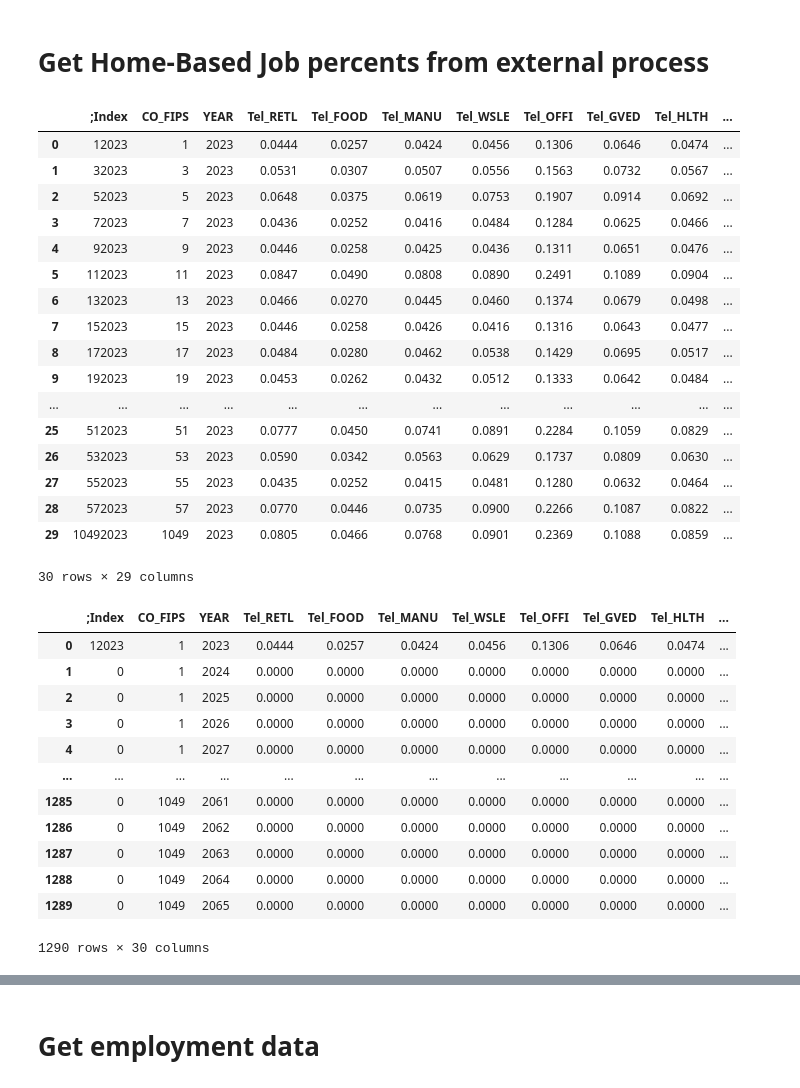
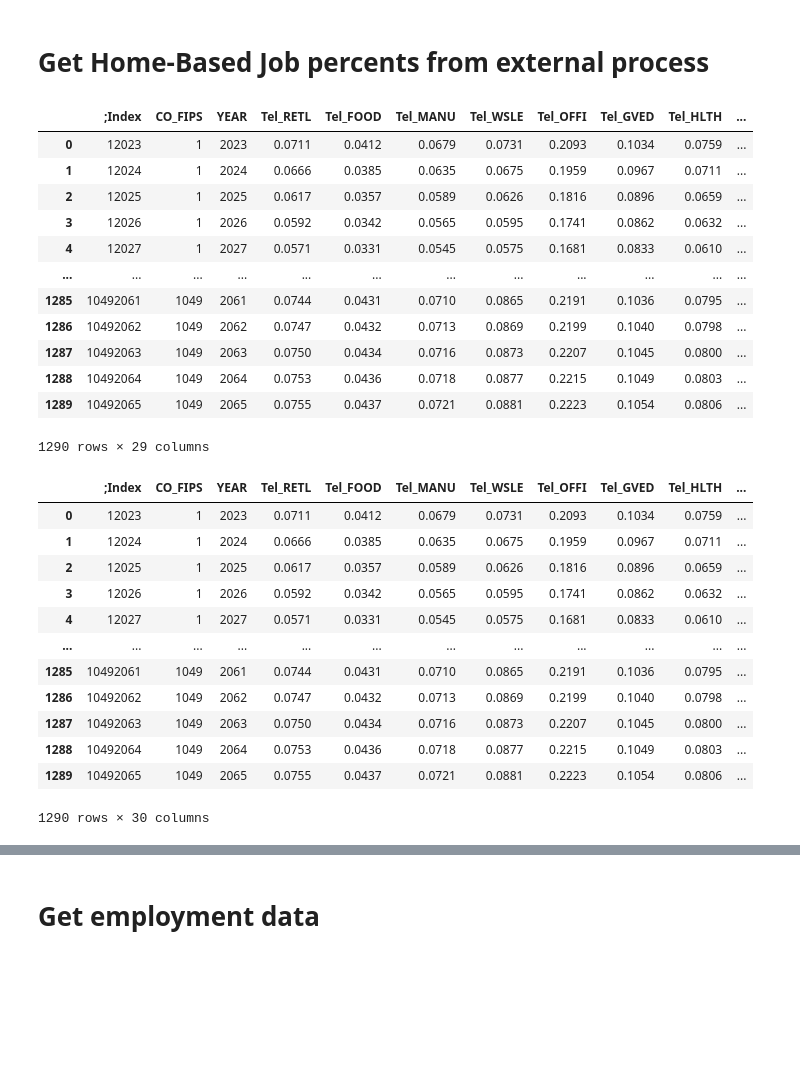
Before and after one commit to WFRCAnalytics/TDM-INP-Socioeconomic-Control-Totals, a Jupyter notebook: 4-Apply-Home-Based-Jobs.ipynb, the cells around one changed output, grey strips where cells are left out. Saved outputs shown, nothing was run; the diff lists cells and outputs as text; code cells hidden in the pictures; blank space fills up the shorter version.

```diff
--- a/4-Apply-Home-Based-Jobs.ipynb
+++ b/4-Apply-Home-Based-Jobs.ipynb
@@ -7,27 +7,22 @@ import numpy as np
 # %% [markdown]
 # Get Home-Based Job percents from external process
 # %%
-wah_df = pd.read_csv(r"data\WAH-BaseYear-Chris-20251222\ControlTotal_WorkAtHome_2023.csv")
+wah_df = pd.read_csv(r"data\WAH-Chris-20251223\ControlTotal_WorkAtHome.csv")
 wah_df
 # %% [output]
 |  | ;Index | CO_FIPS | YEAR | Tel_RETL | Tel_FOOD | Tel_MANU | Tel_WSLE | Tel_OFFI | Tel_GVED | Tel_HLTH | ... |
-| 0 | 12023 | 1 | 2023 | 0.0444 | 0.0257 | 0.0424 | 0.0456 | 0.1306 | 0.0646 | 0.0474 | ... |
-| 1 | 32023 | 3 | 2023 | 0.0531 | 0.0307 | 0.0507 | 0.0556 | 0.1563 | 0.0732 | 0.0567 | ... |
-| 2 | 52023 | 5 | 2023 | 0.0648 | 0.0375 | 0.0619 | 0.0753 | 0.1907 | 0.0914 | 0.0692 | ... |
-| 3 | 72023 | 7 | 2023 | 0.0436 | 0.0252 | 0.0416 | 0.0484 | 0.1284 | 0.0625 | 0.0466 | ... |
-| 4 | 92023 | 9 | 2023 | 0.0446 | 0.0258 | 0.0425 | 0.0436 | 0.1311 | 0.0651 | 0.0476 | ... |
-| 5 | 112023 | 11 | 2023 | 0.0847 | 0.0490 | 0.0808 | 0.0890 | 0.2491 | 0.1089 | 0.0904 | ... |
-| 6 | 132023 | 13 | 2023 | 0.0466 | 0.0270 | 0.0445 | 0.0460 | 0.1374 | 0.0679 | 0.0498 | ... |
-| 7 | 152023 | 15 | 2023 | 0.0446 | 0.0258 | 0.0426 | 0.0416 | 0.1316 | 0.0643 | 0.0477 | ... |
-| 8 | 172023 | 17 | 2023 | 0.0484 | 0.0280 | 0.0462 | 0.0538 | 0.1429 | 0.0695 | 0.0517 | ... |
-| 9 | 192023 | 19 | 2023 | 0.0453 | 0.0262 | 0.0432 | 0.0512 | 0.1333 | 0.0642 | 0.0484 | ... |
+| 0 | 12023 | 1 | 2023 | 0.0711 | 0.0412 | 0.0679 | 0.0731 | 0.2093 | 0.1034 | 0.0759 | ... |
+| 1 | 12024 | 1 | 2024 | 0.0666 | 0.0385 | 0.0635 | 0.0675 | 0.1959 | 0.0967 | 0.0711 | ... |
+| 2 | 12025 | 1 | 2025 | 0.0617 | 0.0357 | 0.0589 | 0.0626 | 0.1816 | 0.0896 | 0.0659 | ... |
+| 3 | 12026 | 1 | 2026 | 0.0592 | 0.0342 | 0.0565 | 0.0595 | 0.1741 | 0.0862 | 0.0632 | ... |
+| 4 | 12027 | 1 | 2027 | 0.0571 | 0.0331 | 0.0545 | 0.0575 | 0.1681 | 0.0833 | 0.0610 | ... |
 | ... | ... | ... | ... | ... | ... | ... | ... | ... | ... | ... | ... |
-| 25 | 512023 | 51 | 2023 | 0.0777 | 0.0450 | 0.0741 | 0.0891 | 0.2284 | 0.1059 | 0.0829 | ... |
-| 26 | 532023 | 53 | 2023 | 0.0590 | 0.0342 | 0.0563 | 0.0629 | 0.1737 | 0.0809 | 0.0630 | ... |
-| 27 | 552023 | 55 | 2023 | 0.0435 | 0.0252 | 0.0415 | 0.0481 | 0.1280 | 0.0632 | 0.0464 | ... |
-| 28 | 572023 | 57 | 2023 | 0.0770 | 0.0446 | 0.0735 | 0.0900 | 0.2266 | 0.1087 | 0.0822 | ... |
-| 29 | 10492023 | 1049 | 2023 | 0.0805 | 0.0466 | 0.0768 | 0.0901 | 0.2369 | 0.1088 | 0.0859 | ... |
+| 1285 | 10492061 | 1049 | 2061 | 0.0744 | 0.0431 | 0.0710 | 0.0865 | 0.2191 | 0.1036 | 0.0795 | ... |
+| 1286 | 10492062 | 1049 | 2062 | 0.0747 | 0.0432 | 0.0713 | 0.0869 | 0.2199 | 0.1040 | 0.0798 | ... |
+| 1287 | 10492063 | 1049 | 2063 | 0.0750 | 0.0434 | 0.0716 | 0.0873 | 0.2207 | 0.1045 | 0.0800 | ... |
+| 1288 | 10492064 | 1049 | 2064 | 0.0753 | 0.0436 | 0.0718 | 0.0877 | 0.2215 | 0.1049 | 0.0803 | ... |
+| 1289 | 10492065 | 1049 | 2065 | 0.0755 | 0.0437 | 0.0721 | 0.0881 | 0.2223 | 0.1054 | 0.0806 | ... |
-30 rows × 29 columns
+1290 rows × 29 columns
 # %%
 # FOR INCOMPLETE WAH DATA, SET WAH VALUES TO ZERO FOR ALL FORECAST YEARS
 
@@ -77,17 +72,17 @@ wah_full_df['_Index'] = wah_full_df['CO_FIPS'] * 10000 + wah_full_df['YEAR']
 wah_full_df
 # %% [output]
 |  | ;Index | CO_FIPS | YEAR | Tel_RETL | Tel_FOOD | Tel_MANU | Tel_WSLE | Tel_OFFI | Tel_GVED | Tel_HLTH | ... |
-| 0 | 12023 | 1 | 2023 | 0.0444 | 0.0257 | 0.0424 | 0.0456 | 0.1306 | 0.0646 | 0.0474 | ... |
-| 1 | 0 | 1 | 2024 | 0.0000 | 0.0000 | 0.0000 | 0.0000 | 0.0000 | 0.0000 | 0.0000 | ... |
-| 2 | 0 | 1 | 2025 | 0.0000 | 0.0000 | 0.0000 | 0.0000 | 0.0000 | 0.0000 | 0.0000 | ... |
-| 3 | 0 | 1 | 2026 | 0.0000 | 0.0000 | 0.0000 | 0.0000 | 0.0000 | 0.0000 | 0.0000 | ... |
-| 4 | 0 | 1 | 2027 | 0.0000 | 0.0000 | 0.0000 | 0.0000 | 0.0000 | 0.0000 | 0.0000 | ... |
+| 0 | 12023 | 1 | 2023 | 0.0711 | 0.0412 | 0.0679 | 0.0731 | 0.2093 | 0.1034 | 0.0759 | ... |
+| 1 | 12024 | 1 | 2024 | 0.0666 | 0.0385 | 0.0635 | 0.0675 | 0.1959 | 0.0967 | 0.0711 | ... |
+| 2 | 12025 | 1 | 2025 | 0.0617 | 0.0357 | 0.0589 | 0.0626 | 0.1816 | 0.0896 | 0.0659 | ... |
+| 3 | 12026 | 1 | 2026 | 0.0592 | 0.0342 | 0.0565 | 0.0595 | 0.1741 | 0.0862 | 0.0632 | ... |
+| 4 | 12027 | 1 | 2027 | 0.0571 | 0.0331 | 0.0545 | 0.0575 | 0.1681 | 0.0833 | 0.0610 | ... |
 | ... | ... | ... | ... | ... | ... | ... | ... | ... | ... | ... | ... |
-| 1285 | 0 | 1049 | 2061 | 0.0000 | 0.0000 | 0.0000 | 0.0000 | 0.0000 | 0.0000 | 0.0000 | ... |
-| 1286 | 0 | 1049 | 2062 | 0.0000 | 0.0000 | 0.0000 | 0.0000 | 0.0000 | 0.0000 | 0.0000 | ... |
-| 1287 | 0 | 1049 | 2063 | 0.0000 | 0.0000 | 0.0000 | 0.0000 | 0.0000 | 0.0000 | 0.0000 | ... |
-| 1288 | 0 | 1049 | 2064 | 0.0000 | 0.0000 | 0.0000 | 0.0000 | 0.0000 | 0.0000 | 0.0000 | ... |
-| 1289 | 0 | 1049 | 2065 | 0.0000 | 0.0000 | 0.0000 | 0.0000 | 0.0000 | 0.0000 | 0.0000 | ... |
+| 1285 | 10492061 | 1049 | 2061 | 0.0744 | 0.0431 | 0.0710 | 0.0865 | 0.2191 | 0.1036 | 0.0795 | ... |
+| 1286 | 10492062 | 1049 | 2062 | 0.0747 | 0.0432 | 0.0713 | 0.0869 | 0.2199 | 0.1040 | 0.0798 | ... |
+| 1287 | 10492063 | 1049 | 2063 | 0.0750 | 0.0434 | 0.0716 | 0.0873 | 0.2207 | 0.1045 | 0.0800 | ... |
+| 1288 | 10492064 | 1049 | 2064 | 0.0753 | 0.0436 | 0.0718 | 0.0877 | 0.2215 | 0.1049 | 0.0803 | ... |
+| 1289 | 10492065 | 1049 | 2065 | 0.0755 | 0.0437 | 0.0721 | 0.0881 | 0.2223 | 0.1054 | 0.0806 | ... |
 1290 rows × 30 columns
 # %%
 # normalize WAH data to long format
```
Also changed, not shown: parts of 6 cells of this notebook, 5 other files.
